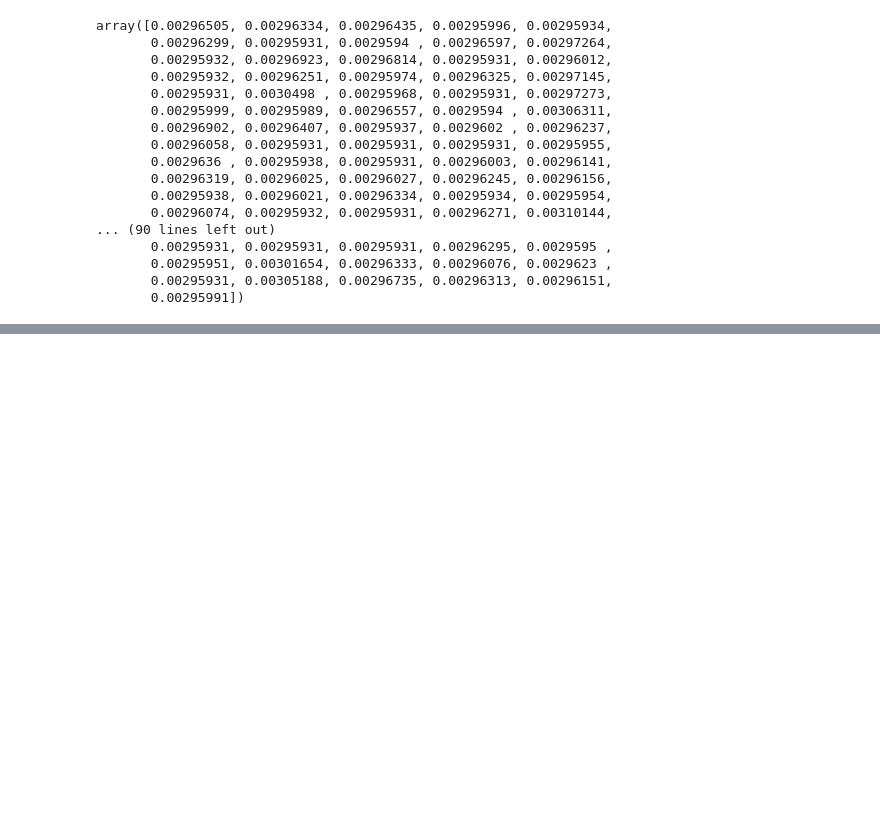
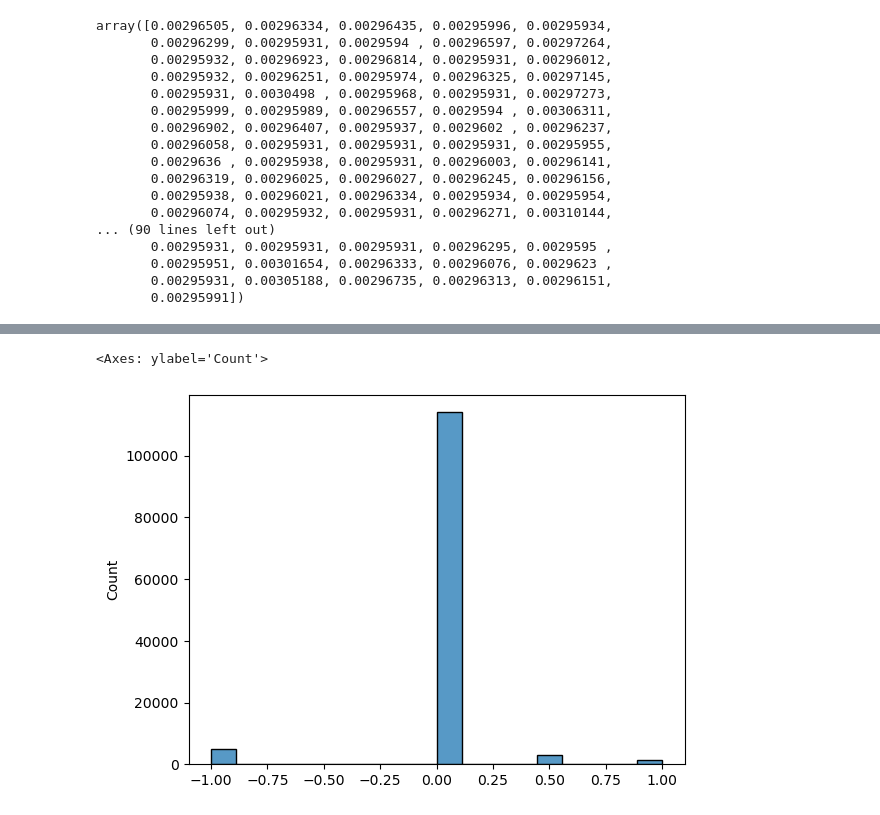
Before and after one commit to justinpayan/RAU2, a Jupyter notebook: notebooks/AAMAS Bids.ipynb, the cells around one changed output, grey strips where cells are left out. Saved outputs shown, nothing was run; the diff lists cells and outputs as text; code cells hidden in the pictures; blank space fills up the shorter version.

```diff
--- a/notebooks/AAMAS Bids.ipynb
+++ b/notebooks/AAMAS Bids.ipynb
@@ -256,0 +169,6 @@ np.save(os.path.join(data_dir, "coi_mask_%d.npy" % dset_idx), coi_mask)
+# %%
+# cluster ratings
+dset_idx = 1
+ratings = np.load(os.path.join(data_dir, "ratings_%d.npy" % dset_idx))
+
+ratings
@@ -256,0 +183,5 @@ np.save(os.path.join(data_dir, "coi_mask_%d.npy" % dset_idx), coi_mask)
+# %%
+sns.histplot(ratings.flatten())
+# %% [output]
+<Axes: ylabel='Count'>
+[figure, added]
```
Also changed, not shown: parts of 38 cells of this notebook, 2 other files.
